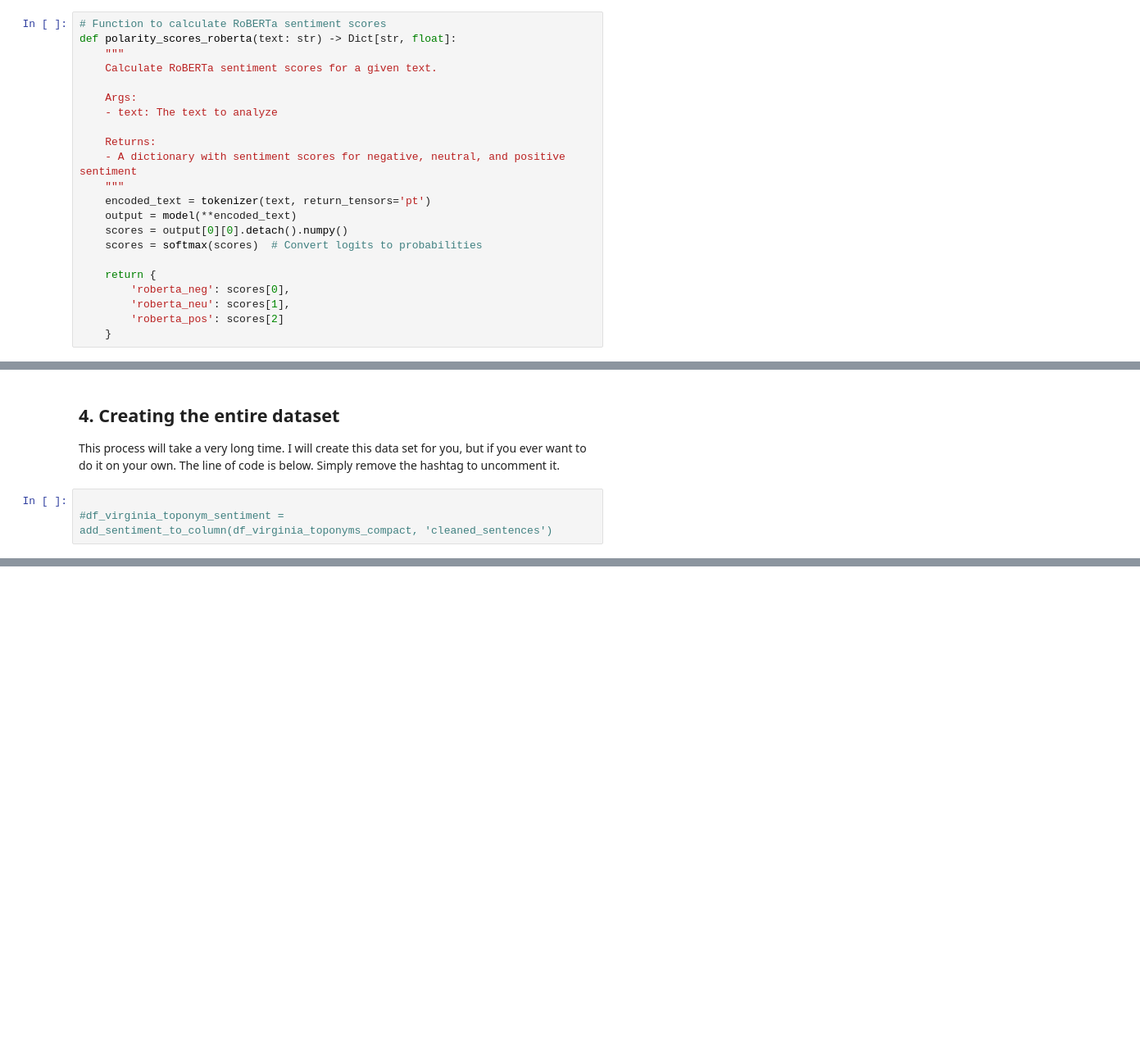
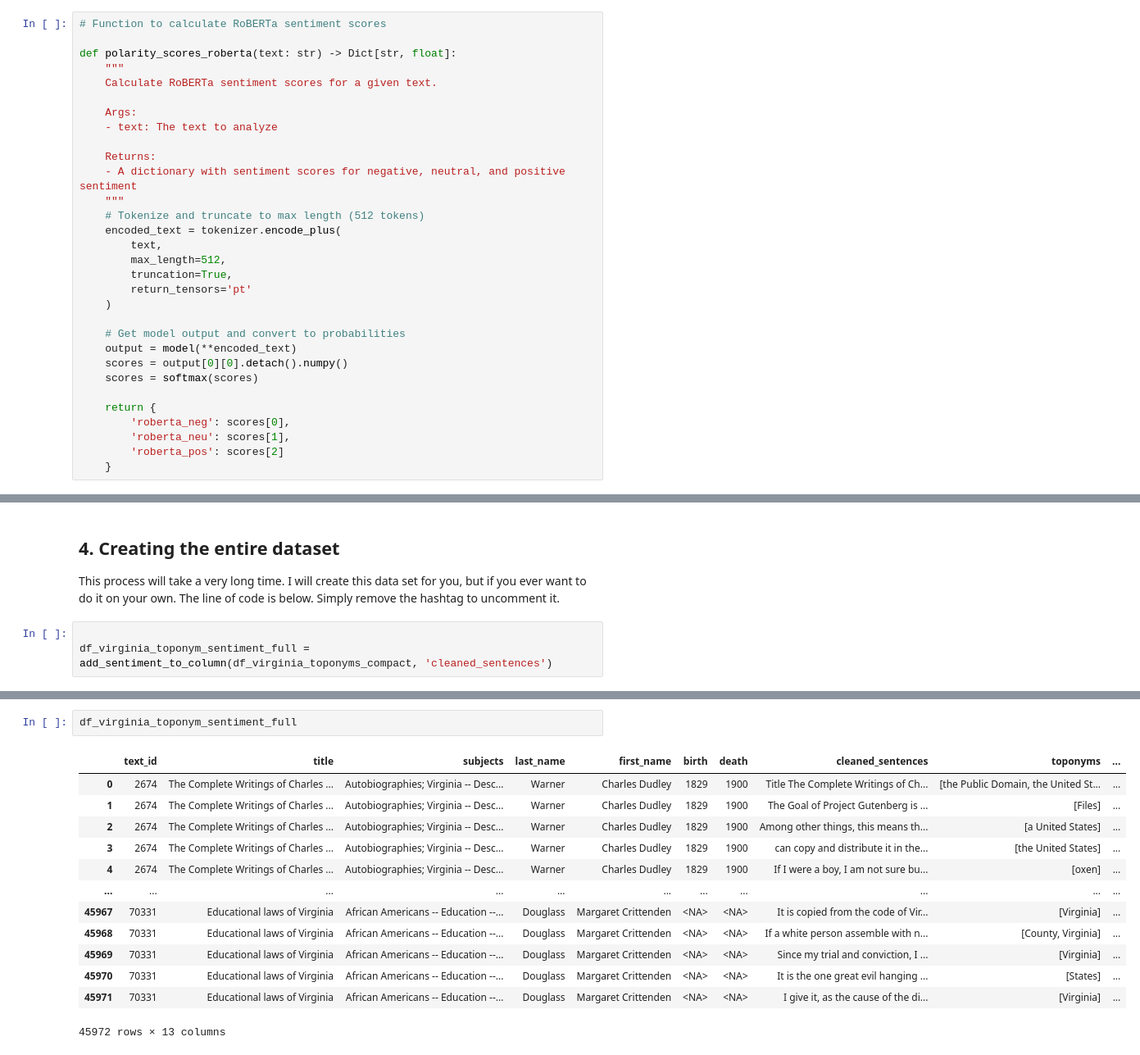
Before and after one commit to joostburgers/python_lessons, a Jupyter notebook: lesson_4/lesson_4_sentiment_analysis.ipynb, the cells around one changed output, grey strips where cells are left out. Shown at 82% size. Drawn from its saved outputs; the diff is of its cells as text; blank space fills up the shorter version.

```diff
--- a/lesson_4/lesson_4_sentiment_analysis.ipynb
+++ b/lesson_4/lesson_4_sentiment_analysis.ipynb
@@ -194,6 +194,7 @@ tokenizer = AutoTokenizer.from_pretrained(MODEL)
 model = AutoModelForSequenceClassification.from_pretrained(MODEL)
 # %%
 # Function to calculate RoBERTa sentiment scores
+
 def polarity_scores_roberta(text: str) -> Dict[str, float]:
     """
     Calculate RoBERTa sentiment scores for a given text.
@@ -204,10 +205,18 @@ def polarity_scores_roberta(text: str) -> Dict[str, float]:
     Returns:
     - A dictionary with sentiment scores for negative, neutral, and positive sentiment
     """
-    encoded_text = tokenizer(text, return_tensors='pt')
+    # Tokenize and truncate to max length (512 tokens)
+    encoded_text = tokenizer.encode_plus(
+        text,
+        max_length=512,
+        truncation=True,
+        return_tensors='pt'
+    )
+
+    # Get model output and convert to probabilities
     output = model(**encoded_text)
     scores = output[0][0].detach().numpy()
-    scores = softmax(scores)  # Convert logits to probabilities
+    scores = softmax(scores)
 
     return {
         'roberta_neg': scores[0],
@@ -310,4 +319,4 @@ df_virginia_toponym_sentiment_sample = pd.read_pickle('df_virginia_toponym_senti
 This process will take a very long time. I will create this data set for you, but if you ever want to do it on your own. The line of code is below. Simply remove the hashtag to uncomment it.
 # %%
 
-#df_virginia_toponym_sentiment = add_sentiment_to_column(df_virginia_toponyms_compact, 'cleaned_sentences')
+df_virginia_toponym_sentiment_full = add_sentiment_to_column(df_virginia_toponyms_compact, 'cleaned_sentences')
@@ -313,0 +325,16 @@ This process will take a very long time. I will create this data set for you, bu
+# %%
+df_virginia_toponym_sentiment_full
+# %% [output]
+|  | text_id | title | subjects | last_name | first_name | birth | death | cleaned_sentences | toponyms | ... |
+| 0 | 2674 | The Complete Writings of Charles ... | Autobiographies; Virginia -- Desc... | Warner | Charles Dudley | 1829 | 1900 | Title The Complete Writings of Ch... | [the Public Domain, the United St... | ... |
+| 1 | 2674 | The Complete Writings of Charles ... | Autobiographies; Virginia -- Desc... | Warner | Charles Dudley | 1829 | 1900 | The Goal of Project Gutenberg is ... | [Files] | ... |
+| 2 | 2674 | The Complete Writings of Charles ... | Autobiographies; Virginia -- Desc... | Warner | Charles Dudley | 1829 | 1900 | Among other things, this means th... | [a United States] | ... |
+| 3 | 2674 | The Complete Writings of Charles ... | Autobiographies; Virginia -- Desc... | Warner | Charles Dudley | 1829 | 1900 | can copy and distribute it in the... | [the United States] | ... |
+| 4 | 2674 | The Complete Writings of Charles ... | Autobiographies; Virginia -- Desc... | Warner | Charles Dudley | 1829 | 1900 | If I were a boy, I am not sure bu... | [oxen] | ... |
+| ... | ... | ... | ... | ... | ... | ... | ... | ... | ... | ... |
+| 45967 | 70331 | Educational laws of Virginia | African Americans -- Education --... | Douglass | Margaret Crittenden | <NA> | <NA> | It is copied from the code of Vir... | [Virginia] | ... |
+| 45968 | 70331 | Educational laws of Virginia | African Americans -- Education --... | Douglass | Margaret Crittenden | <NA> | <NA> | If a white person assemble with n... | [County, Virginia] | ... |
+| 45969 | 70331 | Educational laws of Virginia | African Americans -- Education --... | Douglass | Margaret Crittenden | <NA> | <NA> | Since my trial and conviction, I ... | [Virginia] | ... |
+| 45970 | 70331 | Educational laws of Virginia | African Americans -- Education --... | Douglass | Margaret Crittenden | <NA> | <NA> | It is the one great evil hanging ... | [States] | ... |
+| 45971 | 70331 | Educational laws of Virginia | African Americans -- Education --... | Douglass | Margaret Crittenden | <NA> | <NA> | I give it, as the cause of the di... | [Virginia] | ... |
+45972 rows × 13 columns
```
Also changed, not shown: parts of 2 cells of this notebook.
